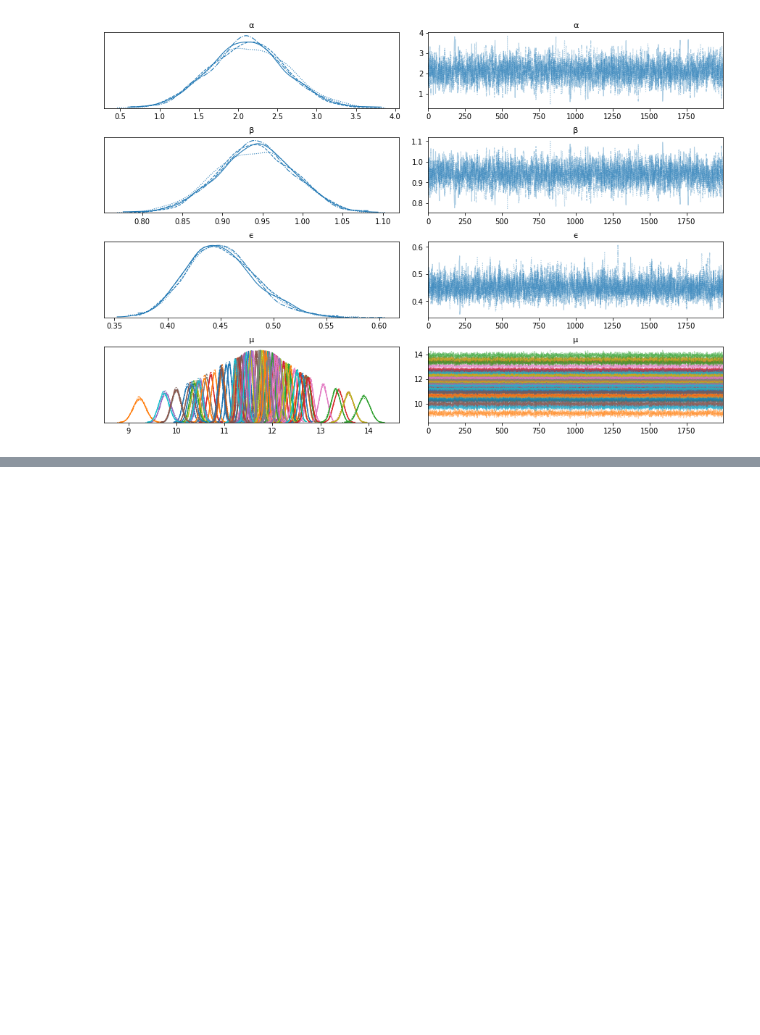
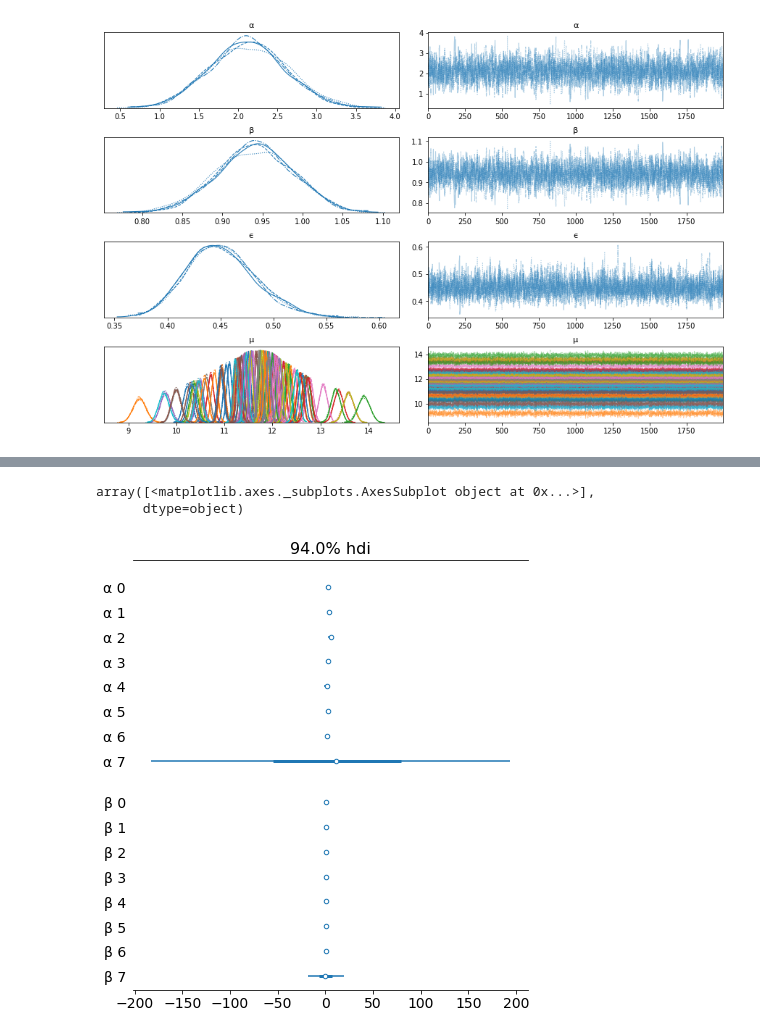
Before and after one commit to danhphan/bayesian-inferences, a Jupyter notebook: 21_bap_linear_regression.ipynb, the cells around one changed output, grey strips where cells are left out. Cells and saved outputs as stored; diff of their text form; code cells hidden in the pictures; blank space fills up the shorter version.

```diff
--- a/21_bap_linear_regression.ipynb
+++ b/21_bap_linear_regression.ipynb
@@ -112,0 +145,16 @@ array([[<matplotlib.axes._subplots.AxesSubplot object at 0x...>,
+# %%
+x_centered = x_m - x_m.mean()
+# %%
+# Unpoled Model
+with pm.Model() as unpooled_model:
+    α_tmp = pm.Normal('α_tmp', mu=0, sd=10, shape=M)
+    β = pm.Normal('β', mu=0, sd=10, shape=M)
+    ϵ = pm.HalfCauchy('ϵ', 5)
+    ν = pm.Exponential('ν', 1/30)
+
+    μ = pm.Deterministic('μ',α_tmp[idx] + β[idx] * x_centered)
+    y_pred = pm.StudentT('y_pred', mu=μ, sd=ϵ, nu=ν, observed=y_m)
+
+    α = pm.Deterministic('α', α_tmp - β * x_m.mean())
+
+    trace_up = pm.sample(2000)
@@ -112,0 +171,6 @@ array([[<matplotlib.axes._subplots.AxesSubplot object at 0x...>,
+# %%
+az.plot_forest(trace_up, var_names=['α', 'β'], combined=True)
+# %% [output]
+array([<matplotlib.axes._subplots.AxesSubplot object at 0x...>],
+      dtype=object)
+[figure, added]
```
Also changed, not shown: parts of 6 cells of this notebook.
